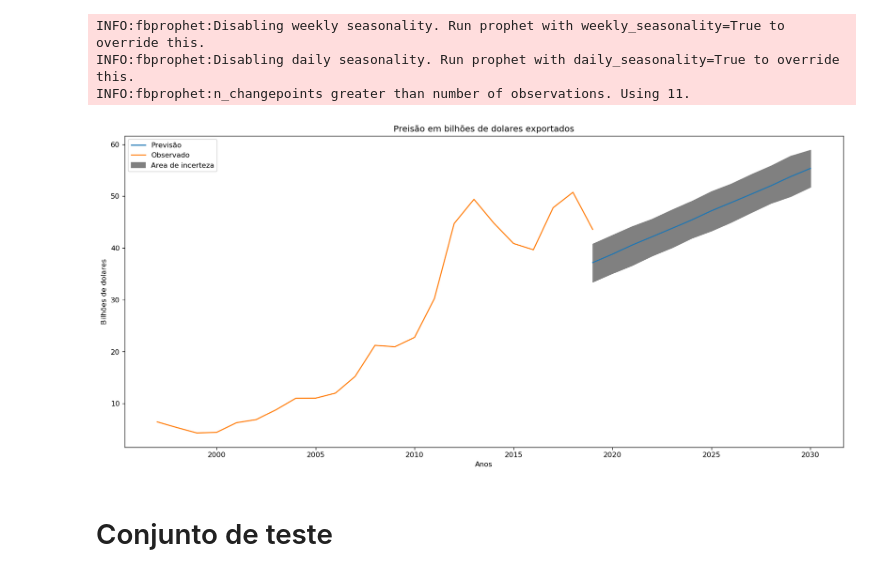
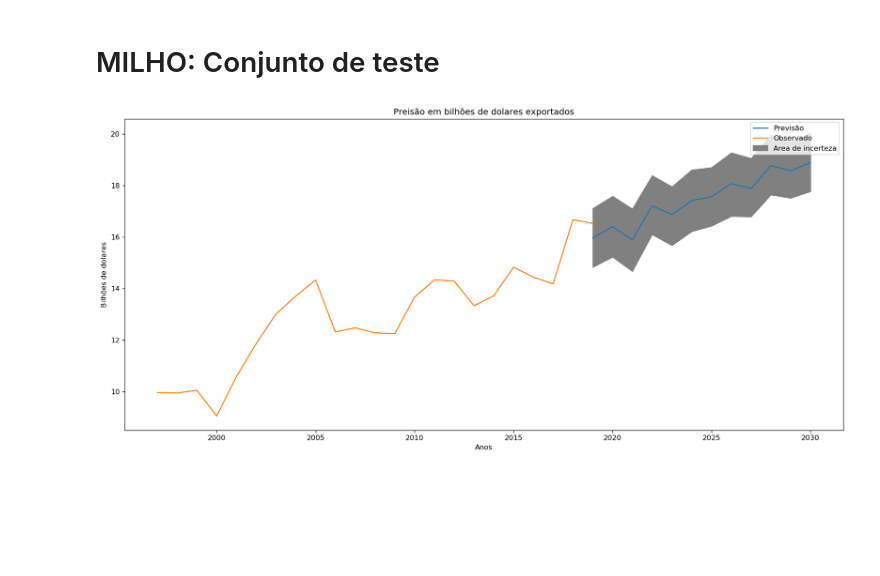
Before and after one commit to lucasdmtn/vagaJR4inteligence, a Jupyter notebook: modelv2.ipynb, the cells around one changed output. Cells and saved outputs as stored; diff of their text form; code cells hidden in the pictures; blank space fills up the shorter version.

```diff
--- a/modelv2.ipynb
+++ b/modelv2.ipynb
@@ -13,5 +17,5 @@ dado = pd.read_csv('./data_comexstat.csv',encoding='latin-1')
 dado.index = pd.to_datetime(dado.date)
 dado = dado.drop('date',axis=1)
 dado.product = dado.iloc[:,0]
-dado_groups = dado.groupby([dado.index.year,dado.index.month,dado.type]).sum()
+dado_groups = dado.groupby([dado.index.year,dado.index.month,dado.type, dado.product]).sum()
 dado_groups= dado_groups[dado_groups.index.get_level_values(2)=="Export"]
@@ -20,5 +39,13 @@ usd = dado_groups.groupby(dado_groups.index.get_level_values(0)).sum().usd/10000
+# %%
+corn = dado_groups[dado_groups.index.get_level_values(3)=="corn"]
+soybean_meal = dado_groups[dado_groups.index.get_level_values(3)=="soybean_meal"]
+soybeans = dado_groups[dado_groups.index.get_level_values(3)=="soybeans"]
+
+tons_corn = corn.groupby(corn.index.get_level_values(0)).sum().tons/1000000
+tons_soybean_meal = soybean_meal.groupby(soybean_meal.index.get_level_values(0)).sum().tons/1000000
+tons_soybeans = soybeans.groupby(soybeans.index.get_level_values(0)).sum().tons/1000000
 # %%
-anos=usd.index
+anos=tons_corn.index
 ds=[]
 for i in range(anos[0],anos[-1]+12):
     ds.append(dt.datetime(i,1,1))
@@ -68,0 +186,26 @@ y_test
+# %%
+y = pd.DataFrame({'ds':ds[:-19],'y':tons_soybean_meal.values[:-8]}, index=pd.to_datetime(ds[:-19]).year)
+y_test = pd.DataFrame({'ds':ds[:-11],'y':tons_soybean_meal.values}, index=pd.to_datetime(ds[:-11]).year)
+m = Prophet(weekly_seasonality=True,daily_seasonality=True, n_changepoints=11)
+m.fit(y_test)
+future=pd.DataFrame({'ds':ds[22:]})
+forecast = m.predict(future)
+forecast.index = list(range(2019,2031))
+
+forecast[['ds', 'yhat', 'yhat_lower', 'yhat_upper']]
+
+
+simple_bias=forecast.yhat_upper.iloc[-1]-forecast.yhat_upper.iloc[-1]
+
+
+fig=plt.figure(dpi=120)
+plt.plot(forecast.yhat,label='Previsão')
+plt.plot(y_test.y,label='Observado')
+plt.fill_between(forecast.index,forecast.yhat_lower+simple_bias, forecast.yhat_upper+simple_bias,
+                 color='gray',label='Area de incerteza')
+plt.title('Preisão em bilhões de dolares exportados')
+plt.ylabel('Bilhões de dolares')
+plt.xlabel('Anos')
+
+plt.legend()
+plt.show()
@@ -69,31 +242,28 @@ y_test
+# %% [markdown]
+# MILHO: Conjunto de teste
 # %%
-m = Prophet()
-m.fit(y)
+m = Prophet(weekly_seasonality=True,daily_seasonality=True, n_changepoints=11)
+m.fit(y_test)
 future=pd.DataFrame({'ds':ds[22:]})
 forecast = m.predict(future)
 forecast.index = list(range(2019,2031))
 
 forecast[['ds', 'yhat', 'yhat_lower', 'yhat_upper']]
 
 
 simple_bias=forecast.yhat_upper.iloc[-1]-forecast.yhat_upper.iloc[-1]
 
 
 fig=plt.figure(dpi=120)
 plt.plot(forecast.yhat,label='Previsão')
 plt.plot(y_test.y,label='Observado')
 plt.fill_between(forecast.index,forecast.yhat_lower+simple_bias, forecast.yhat_upper+simple_bias,
                  color='gray',label='Area de incerteza')
 plt.title('Preisão em bilhões de dolares exportados')
 plt.ylabel('Bilhões de dolares')
 plt.xlabel('Anos')
 
 plt.legend()
 plt.show()
 # %% [output]
-INFO:fbprophet:Disabling weekly seasonality. Run prophet with weekly_seasonality=True to override this.
-INFO:fbprophet:Disabling daily seasonality. Run prophet with daily_seasonality=True to override this.
-INFO:fbprophet:n_changepoints greater than number of observations. Using 11.
-[figure, old version]
+[figure, new version]
-# %% [markdown]
-# Conjunto de teste
```
Also changed, not shown: parts of 17 cells of this notebook.
